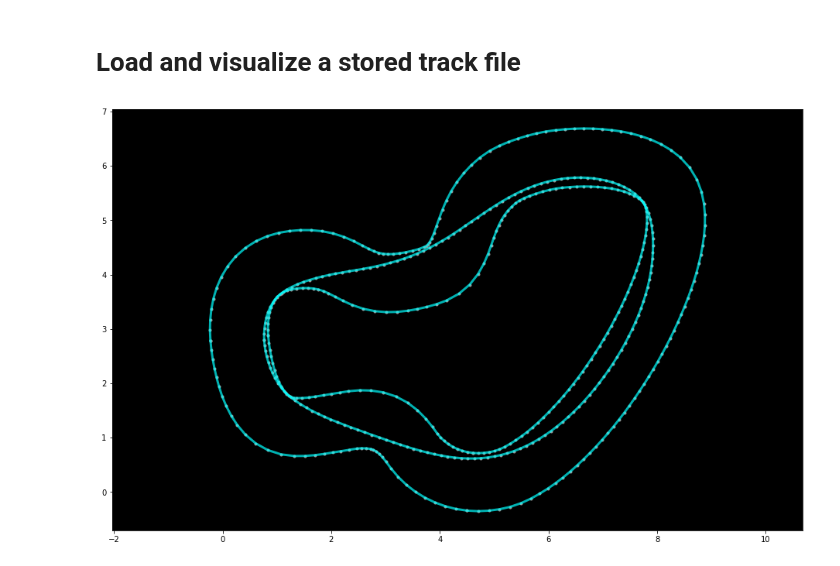
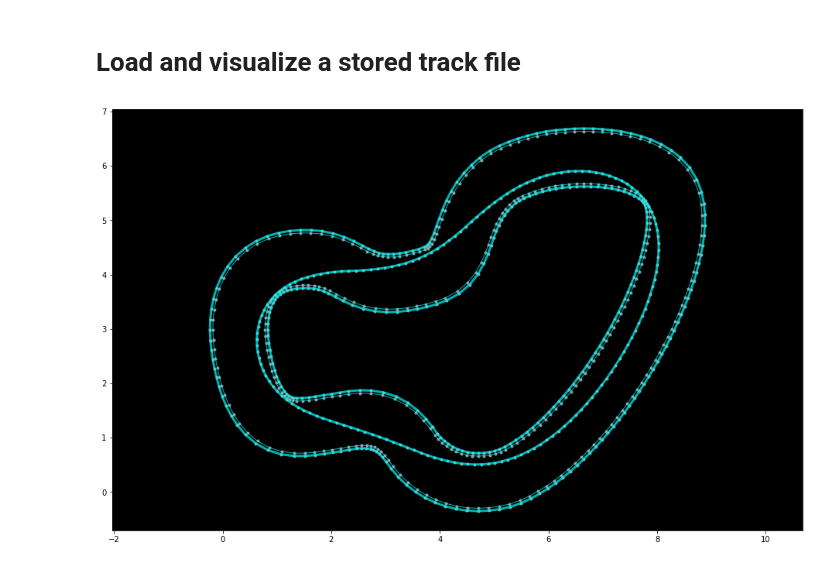
Before and after one commit to nalbam/deepracer-k1999-race-lines, a Jupyter notebook: Race-Line-Calculation.ipynb, the cells around one changed output. Cells and saved outputs as stored; diff of their text form; code cells hidden in the pictures.

Commit message:
border 0.9

```diff
--- a/Race-Line-Calculation.ipynb
+++ b/Race-Line-Calculation.ipynb
@@ -50,9 +74,17 @@ waypoints = np.load("./tracks/%s.npy" % TRACK_NAME)
 center_line = waypoints[:,0:2]
 inner_border = waypoints[:,2:4]
 outer_border = waypoints[:,4:6]
+
 l_center_line = LineString(center_line)
 l_inner_border = LineString(inner_border)
 l_outer_border = LineString(outer_border)
+
+inner_border2 = get_border_waypoints(center_line, inner_border, 0.9)
+outer_border2 = get_border_waypoints(center_line, outer_border, 0.9)
+
+l_inner_border2 = LineString(inner_border2)
+l_outer_border2 = LineString(outer_border2)
+
 road_poly = Polygon(np.vstack((l_outer_border, np.flipud(l_inner_border))))
 print("Is loop/ring? ", l_center_line.is_ring)
 road_poly
@@ -70,25 +102,21 @@ def plot_bounds(ax, ob):
     x, y = zip(*list((p.x, p.y) for p in ob.boundary))
     ax.plot(x, y, '.', color='#000000', zorder=1)
 
-def plot_line(ax, ob):
+def plot_line(ax, ob, width=3):
     x, y = ob.xy
-    ax.plot(x, y, color='cyan', alpha=0.7, linewidth=3, solid_capstyle='round', zorder=2)
+    ax.plot(x, y, color='cyan', alpha=0.7, linewidth=width, solid_capstyle='round', zorder=2)
 
-def print_border(ax, waypoints, inner_border_waypoints, outer_border_waypoints):
+def print_border(ax, waypoints, width=3):
     line = LineString(waypoints)
     plot_coords(ax, line)
-    plot_line(ax, line)
-
-    line = LineString(inner_border_waypoints)
-    plot_coords(ax, line)
-    plot_line(ax, line)
-
-    line = LineString(outer_border_waypoints)
-    plot_coords(ax, line)
-    plot_line(ax, line)
+    plot_line(ax, line, width)
 
 fig = plt.figure(1, figsize=(16, 10))
 ax = fig.add_subplot(111, facecolor='black')
 plt.axis('equal')
-print_border(ax, center_line, inner_border, outer_border)
+print_border(ax, center_line)
+print_border(ax, inner_border)
+print_border(ax, outer_border)
+print_border(ax, inner_border2, 1)
+print_border(ax, outer_border2, 1)
 # %% [output]
@@ -209,7 +236,7 @@ print(len(center_line))
 # start along centerline of track
 race_line = copy.deepcopy(center_line[:-1])  # Use this for centerline being outer bound
 for i in range(LINE_ITERATIONS):
-    race_line = improve_race_line(race_line, inner_border, outer_border)
+    race_line = improve_race_line(race_line, inner_border2, outer_border2)
     if i % 20 == 0: print("Iteration %d" % i)
 print(len(race_line))
 # %% [output]
@@ -274,13 +305,17 @@ Writing numpy binary to ./racelines/reInvent2019_track-2000-4-2020-05-13-151353.
 # %%
 from numpy import array
 
-fname = './racelines/reInvent2019_track-1500-4-2020-05-13-143733.py'
+fname = './racelines/reInvent2019_track-1000-4-2019-11-09-113228.py'
 with open(fname, "r") as file:
     deserialized = eval(file.read())
 deserialized
 fig = plt.figure(1, figsize=(16, 10))
 ax = fig.add_subplot(111, facecolor='black')
 plt.axis('equal')
-print_border(ax, deserialized, inner_border, outer_border)
+print_border(ax, deserialized)
+print_border(ax, inner_border)
+print_border(ax, outer_border)
+print_border(ax, inner_border2, 1)
+print_border(ax, outer_border2, 1)
 # %% [output]
-[figure, old version]
+[figure, new version]
```
Also changed, not shown: parts of 6 cells of this notebook.
